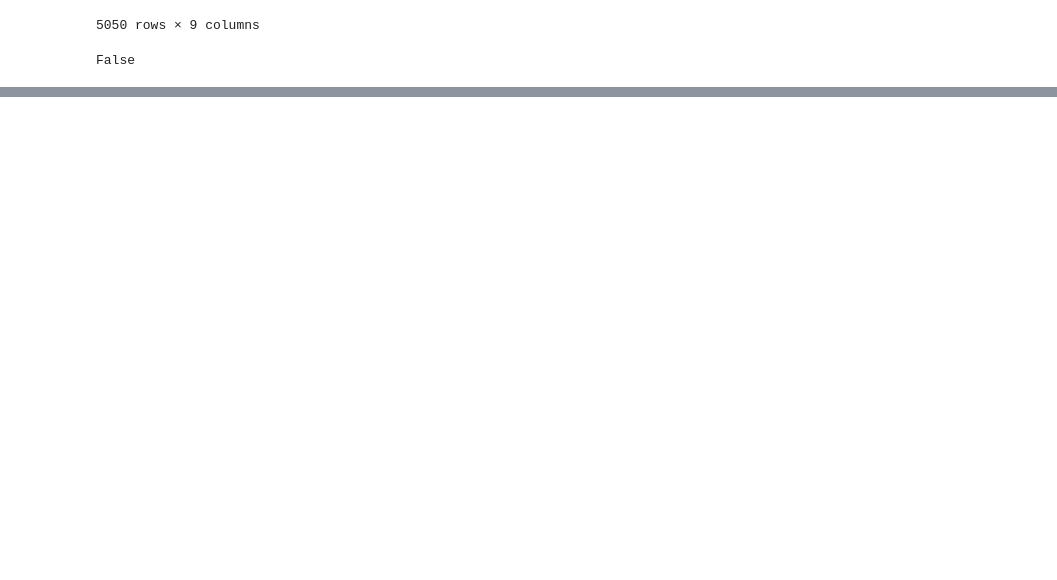
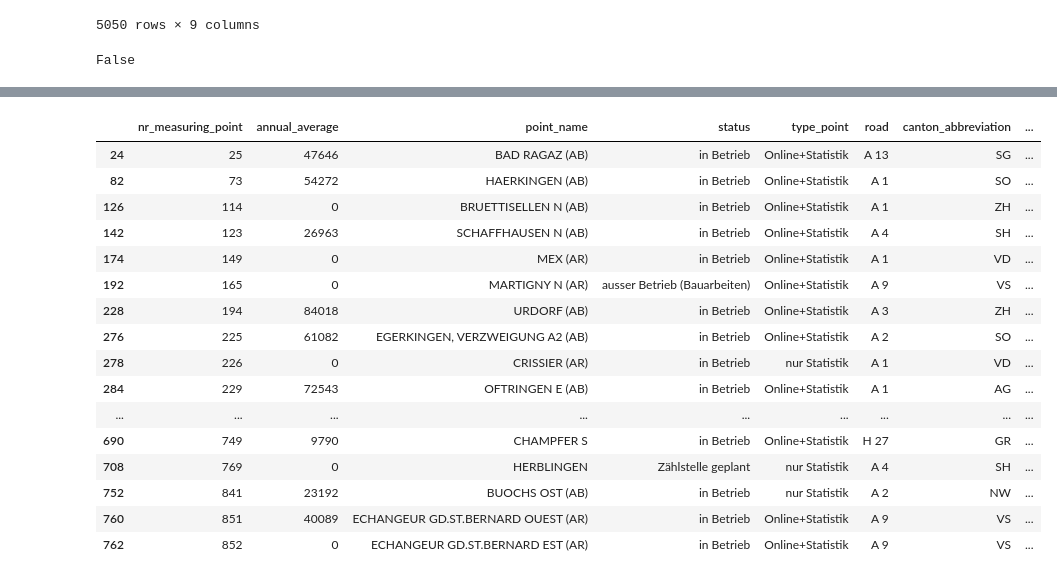
Before and after one commit to FBigler/DWL-Project, a Jupyter notebook: jupyter_notebooks/Objective_5_LR.ipynb, the cells around one changed output, grey strips where cells are left out. Saved outputs shown, nothing was run; the diff lists cells and outputs as text; code cells hidden in the pictures; blank space fills up the shorter version.

```diff
--- a/jupyter_notebooks/Objective_5_LR.ipynb
+++ b/jupyter_notebooks/Objective_5_LR.ipynb
@@ -150,12 +167,15 @@ def lv95_to_wgs84_coordinates(y, x): # y = coordinate-east, x = coordinate-nord
 # %%
 # Transform coordinates
-for row in range(0, len(df_points)):
-    east = df_points.iloc[row, 7]
-    nord = df_points.iloc[row, 8]
+east_list = []
+nord_list = []
+for i in range(0, 386):
+    east = df_points.iloc[i, 7]
+    nord = df_points.iloc[i, 8]
     #print(nord, east)
     coordinate_list = lv95_to_wgs84_coordinates(y = east, x = nord)
+    east_list.append(coordinate_list[0])
+    nord_list.append(coordinate_list[1])
     #print(coordinate_list)
-    df_points.loc[row, 'coordinate_east'] = coordinate_list[0]
-    df_points.loc[row, 'coordinate_nord'] = coordinate_list[1]
-df_points
+print(len(east_list), len(nord_list))
+# temp_list
 # %% [output]
@@ -210,0 +183,4 @@ df_points
+# %%
+df_points['coordinate_east'] = east_list
+df_points['coordinate_nord'] = nord_list
+df_points
@@ -210,0 +201,17 @@ df_points
+# %%
+# Radius formula
+def haversine(lon1, lat1, lon2, lat2):
+    """
+    Calculat e the great circle distance between two points
+    on the earth (specified in decimal degrees)
+    """
+    # convert decimal degrees to radians
+    lon1, lat1, lon2, lat2 = map(radians, [lon1, lat1, lon2, lat2])
+
+    # haversine formula
+    dlon = lon2 - lon1
+    dlat = lat2 - lat1
+    a = sin(dlat/2)**2 + cos(lat1) * cos(lat2) * sin(dlon/2)**2
+    c = 2 * asin(sqrt(a))
+    r = 6371 # Radius of earth in kilometers. Use 3956 for miles
+    return c * r
@@ -210,0 +295,20 @@ df_points
+# %%
+df_radius[df_radius['Charging_stations_1-2km'] != 0]
+# %% [output]
+|  | nr_measuring_point | annual_average | point_name | status | type_point | road | canton_abbreviation | ... |
+| 24 | 25 | 47646 | BAD RAGAZ (AB) | in Betrieb | Online+Statistik | A 13 | SG | ... |
+| 82 | 73 | 54272 | HAERKINGEN (AB) | in Betrieb | Online+Statistik | A 1 | SO | ... |
+| 126 | 114 | 0 | BRUETTISELLEN N (AB) | in Betrieb | Online+Statistik | A 1 | ZH | ... |
+| 142 | 123 | 26963 | SCHAFFHAUSEN N (AB) | in Betrieb | Online+Statistik | A 4 | SH | ... |
+| 174 | 149 | 0 | MEX (AR) | in Betrieb | Online+Statistik | A 1 | VD | ... |
+| 192 | 165 | 0 | MARTIGNY N (AR) | ausser Betrieb (Bauarbeiten) | Online+Statistik | A 9 | VS | ... |
+| 228 | 194 | 84018 | URDORF (AB) | in Betrieb | Online+Statistik | A 3 | ZH | ... |
+| 276 | 225 | 61082 | EGERKINGEN, VERZWEIGUNG A2 (AB) | in Betrieb | Online+Statistik | A 2 | SO | ... |
+| 278 | 226 | 0 | CRISSIER (AR) | in Betrieb | nur Statistik | A 1 | VD | ... |
+| 284 | 229 | 72543 | OFTRINGEN E (AB) | in Betrieb | Online+Statistik | A 1 | AG | ... |
+| ... | ... | ... | ... | ... | ... | ... | ... | ... |
+| 690 | 749 | 9790 | CHAMPFER S | in Betrieb | Online+Statistik | H 27 | GR | ... |
+| 708 | 769 | 0 | HERBLINGEN | Zählstelle geplant | nur Statistik | A 4 | SH | ... |
+| 752 | 841 | 23192 | BUOCHS OST (AB) | in Betrieb | nur Statistik | A 2 | NW | ... |
+| 760 | 851 | 40089 | ECHANGEUR GD.ST.BERNARD OUEST (AR) | in Betrieb | Online+Statistik | A 9 | VS | ... |
+| 762 | 852 | 0 | ECHANGEUR GD.ST.BERNARD EST (AR) | in Betrieb | Online+Statistik | A 9 | VS | ... |
```
Also changed, not shown: parts of 15 cells of this notebook.
